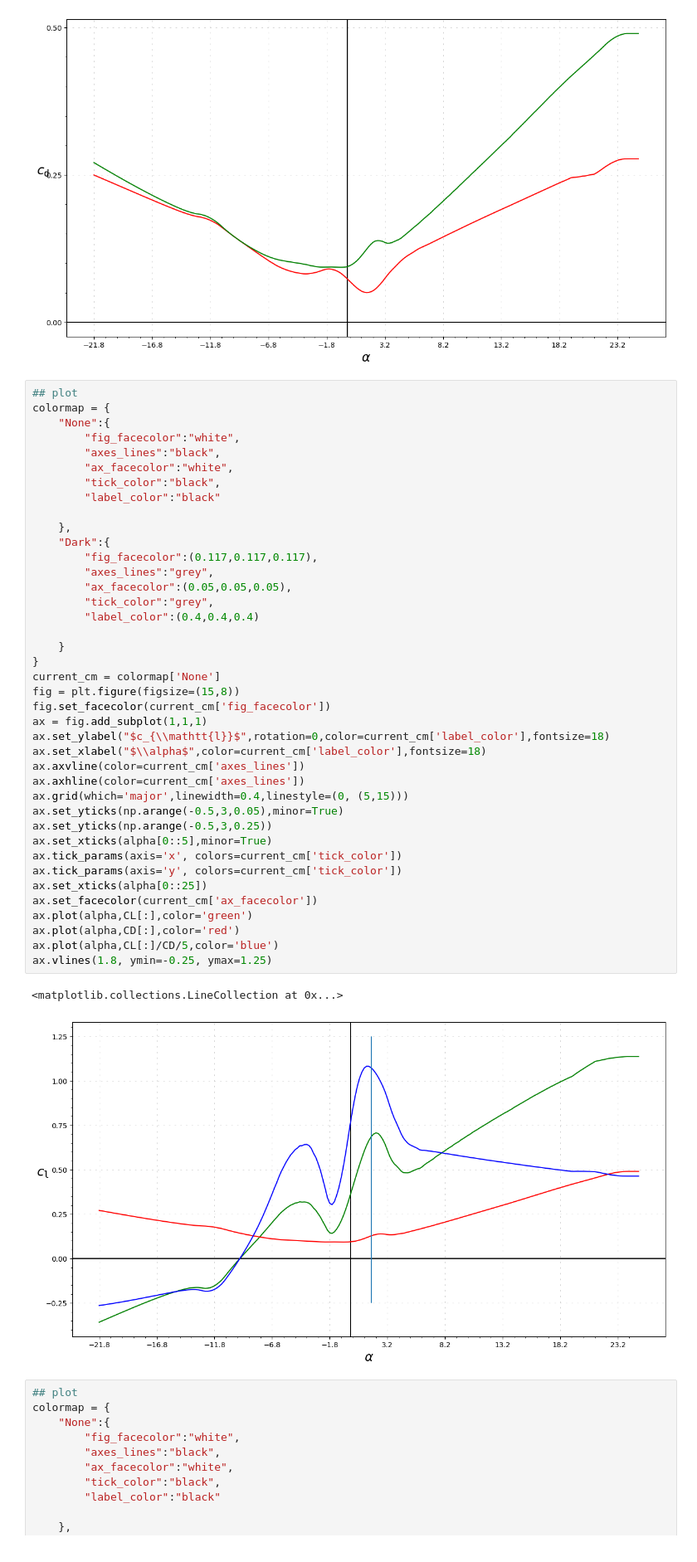
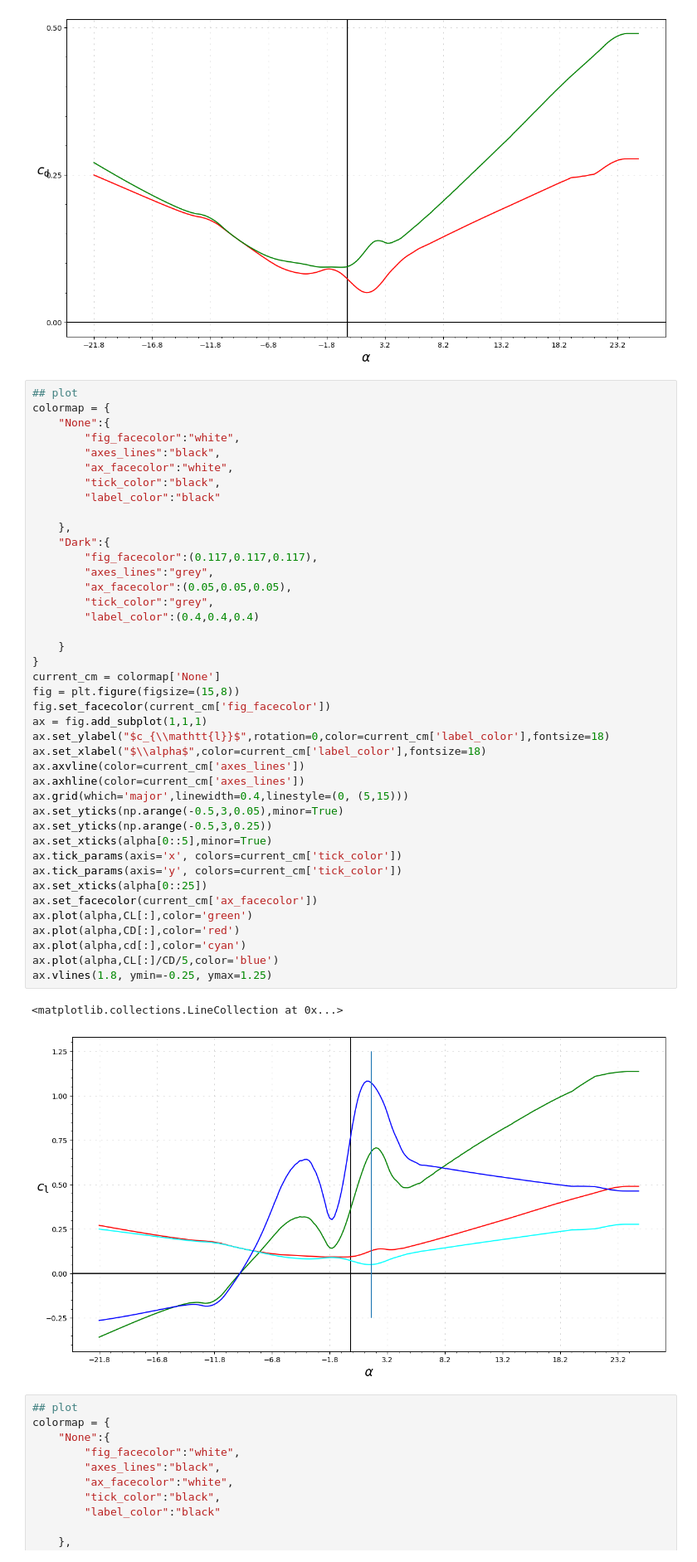
Before and after one commit to hg-heds/14bits_calc, a Jupyter notebook: Aerodynamics/lift_coef.ipynb, the cells around one changed output. Shown: that part at 83% size. Drawn from its saved outputs; the diff is of its cells as text.

```diff
--- a/Aerodynamics/lift_coef.ipynb
+++ b/Aerodynamics/lift_coef.ipynb
@@ -134,34 +134,35 @@ colormap = {
         "fig_facecolor":(0.117,0.117,0.117),
         "axes_lines":"grey",
         "ax_facecolor":(0.05,0.05,0.05),
         "tick_color":"grey",
         "label_color":(0.4,0.4,0.4)
 
     }
 }
 current_cm = colormap['None']
 fig = plt.figure(figsize=(15,8))
 fig.set_facecolor(current_cm['fig_facecolor'])
 ax = fig.add_subplot(1,1,1)
 ax.set_ylabel("$c_{\\mathtt{l}}$",rotation=0,color=current_cm['label_color'],fontsize=18)
 ax.set_xlabel("$\\alpha$",color=current_cm['label_color'],fontsize=18)
 ax.axvline(color=current_cm['axes_lines'])
 ax.axhline(color=current_cm['axes_lines'])
 ax.grid(which='major',linewidth=0.4,linestyle=(0, (5,15)))
 ax.set_yticks(np.arange(-0.5,3,0.05),minor=True)
 ax.set_yticks(np.arange(-0.5,3,0.25))
 ax.set_xticks(alpha[0::5],minor=True)
 ax.tick_params(axis='x', colors=current_cm['tick_color'])
 ax.tick_params(axis='y', colors=current_cm['tick_color'])
 ax.set_xticks(alpha[0::25])
 ax.set_facecolor(current_cm['ax_facecolor'])
 ax.plot(alpha,CL[:],color='green')
 ax.plot(alpha,CD[:],color='red')
+ax.plot(alpha,cd[:],color='cyan')
 ax.plot(alpha,CL[:]/CD/5,color='blue')
 ax.vlines(1.8, ymin=-0.25, ymax=1.25)
 # %% [output]
 <matplotlib.collections.LineCollection at 0x...>
-[figure, old version]
+[figure, new version]
 # %%
 ## plot
 colormap = {
```
